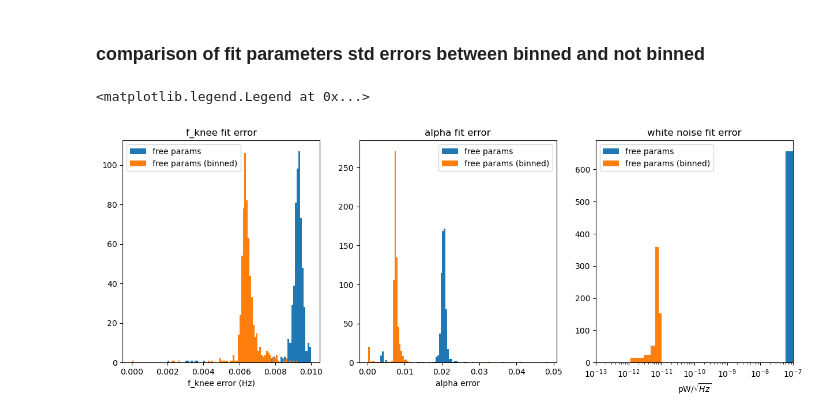
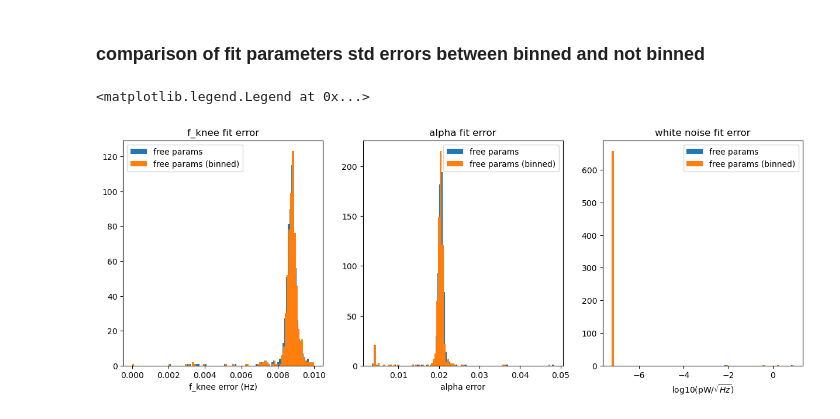
Before and after one commit to 17-sugiyama/scratch, a Jupyter notebook: 20240705_fft_ops_PR.ipynb, the cells around one changed output. Saved outputs shown, nothing was run; the diff lists cells and outputs as text; code cells hidden in the pictures.

```diff
--- a/20240705_fft_ops_PR.ipynb
+++ b/20240705_fft_ops_PR.ipynb
@@ -266,7 +244,7 @@ noise_fit_stats_bin = fft_ops.fit_binned_noise_model(aman,
                                                      fwhite=(3, 20),
                                                      mask=True,
                                                      fixed_parameter=None,
-                                                     unbinned_mode=1, base=1.2, limit_N=5)
+                                                     unbinned_mode=1, base=1.2)
 stop = datetime.datetime.now()
 print(stop - start)
 # %% [output]
@@ -354,38 +332,38 @@ ax1.legend()
 ax2 = fig.add_subplot(1, 3, 2)
 ax2.set_title("alpha fit error")
 noise_fit_stats = noise_fit_stats_all_params
 for i in range(aman.dets.count):
     alpha.append(np.sqrt(noise_fit_stats.cov[i][2][2]))
 alpha=np.array(alpha)
 ax2.hist(alpha[((alpha>0)&(alpha<0.05))], bins=100, label="free params")
 
 noise_fit_stats = noise_fit_stats_bin
 alpha = []
 for i in range(aman.dets.count):
     alpha.append(np.sqrt(noise_fit_stats.cov[i][2][2]))
 alpha=np.array(alpha)
 ax2.hist(alpha[((alpha>0)&(alpha<0.05))], bins=100, label="free params (binned)")
 
 ax2.set_xlabel('alpha error')
 ax2.legend()
 
 ax3 = fig.add_subplot(1, 3, 3)
 ax3.set_title("white noise fit error")
 noise_fit_stats = noise_fit_stats_all_params
 for i in range(aman.dets.count):
     wn.append(np.sqrt(noise_fit_stats.cov[i][1][1]))
-wn=np.array(wn)
-ax3.hist(wn[((1E-8<wn)&(wn<1E-7))], bins=100, label="free params")
+
+ax3.hist(np.log10(wn), bins=100, label="free params")
 wn = []
 noise_fit_stats = noise_fit_stats_bin
 for i in range(aman.dets.count):
     wn.append(np.sqrt(noise_fit_stats.cov[i][1][1]))
-wn=np.array(wn)
-ax3.hist(wn[((1E-13<wn)&(wn<1E-11))], bins=5, label="free params (binned)")
-ax3.set_xlim(1E-13,1E-7)
-ax3.set_xscale('log')
-ax3.set_xlabel('pW/$\sqrt{Hz}$')
+
+ax3.hist(np.log10(wn), bins=100, label="free params (binned)")
+#ax3.set_xlim(1E-8,1E-1)
+#ax3.set_xscale('log')
+ax3.set_xlabel('log10(pW/$\sqrt{Hz}$)')
 ax3.legend()
 # %% [output]
 <matplotlib.legend.Legend at 0x...>
-[figure, old version]
+[figure, new version]
```
Also changed, not shown: parts of 18 cells of this notebook.
